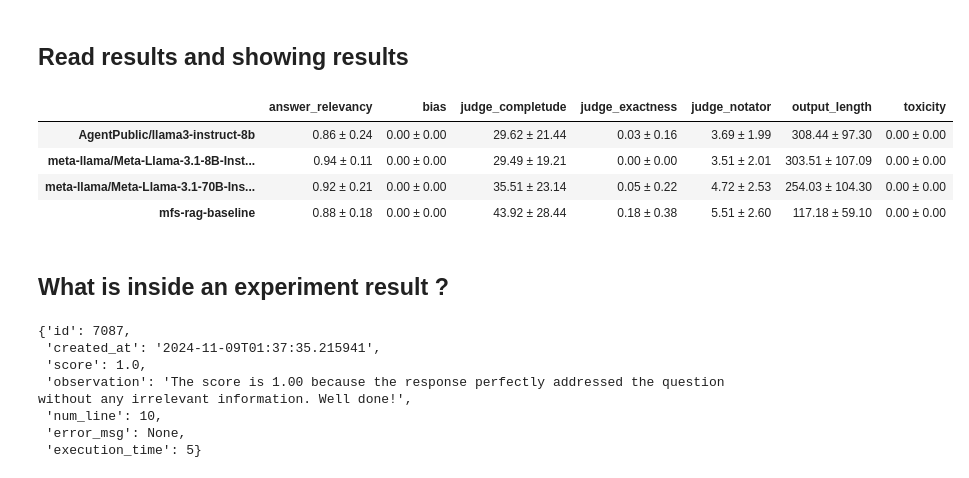
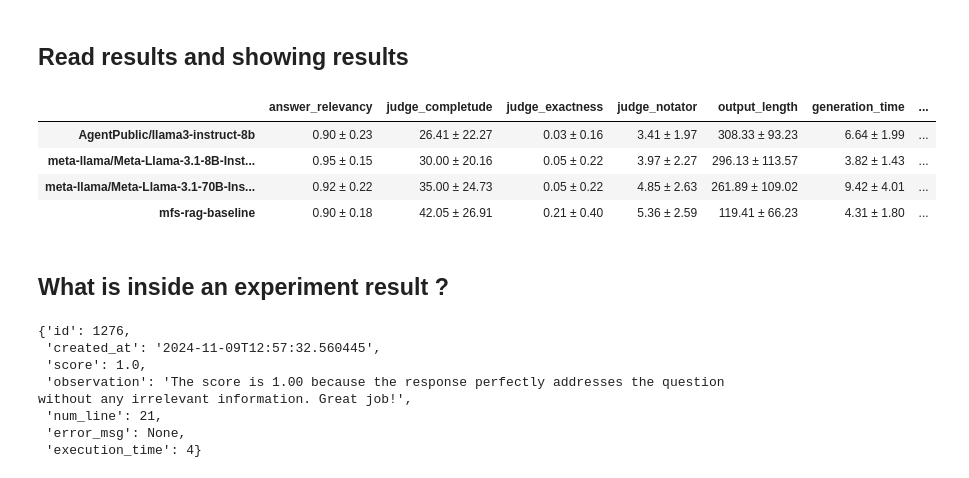
Before and after one commit to etalab-ia/evalap, a Jupyter notebook: notebooks/run_experiences_demo.ipynb, the cells around one changed output. Cells and saved outputs as stored; diff of their text form; code cells hidden in the pictures.

Commit message:
fix: better error handler for error require metric inout missing + Baseline Demo notebook.

```diff
--- a/notebooks/run_experiences_demo.ipynb
+++ b/notebooks/run_experiences_demo.ipynb
@@ -163,55 +168,56 @@ for model, exp_id in zip(models_to_test, experiment_ids):
     # experiment["name"] # Name of the experiment
     if experiment["experiment_status"] != "finished":
         print(f"Warning: experiment {exp_id} is not finished yet...")
     results = experiment["results"]
 
     # Build a result dataframe  from the observation_table (mean, std etc)
     df_metrics = {}
     metric_support = []
     supports.append(metric_support)
     for metric_results in results:
         metric_name = metric_results["metric_name"]
-        arr = np.array([x["score"] for x in metric_results["observation_table"] if (isinstance(x["score"], (int, float)))])
+        arr = np.array([x["score"] for x in metric_results["observation_table"] if pd.notna(x["score"])])
         df = pd.DataFrame([[
                 np.mean(arr), # mean
                 np.std(arr), # std
                 np.median(arr), # median
                 f"{arr.mean():.2f} ± {arr.std():.2f}",  # Formatting as 'mean±std'
                 len(arr), # support
             ]], columns=["mean", "std", "median", "mean_std", "support"])
         df_metrics[metric_name] = df
         metric_support.append(len(arr))
 
     # Stack the mean_std final measure
     name = model["_name"] if model.get("_name") else model["name"]
     df = pd.DataFrame({metric_name:df["mean_std"].iloc[0] for metric_name, df in sorted(df_metrics.items())}, index=[name])
     df_all.append(df)
 
 final_df = pd.concat(df_all)
 #final_df["support"] = supports # for debugging
-#final_df["generation_time"] = generation_time
+# Reorder columns
+final_df = final_df[['answer_relevancy', 'judge_completude', 'judge_exactness', 'judge_notator', 'output_length', 'generation_time', 'toxicity', 'bias']]
 final_df
 # %% [output]
-|  | answer_relevancy | bias | judge_completude | judge_exactness | judge_notator | output_length | toxicity |
-| AgentPublic/llama3-instruct-8b | 0.86 ± 0.24 | 0.00 ± 0.00 | 29.62 ± 21.44 | 0.03 ± 0.16 | 3.69 ± 1.99 | 308.44 ± 97.30 | 0.00 ± 0.00 |
-| meta-llama/Meta-Llama-3.1-8B-Inst... | 0.94 ± 0.11 | 0.00 ± 0.00 | 29.49 ± 19.21 | 0.00 ± 0.00 | 3.51 ± 2.01 | 303.51 ± 107.09 | 0.00 ± 0.00 |
-| meta-llama/Meta-Llama-3.1-70B-Ins... | 0.92 ± 0.21 | 0.00 ± 0.00 | 35.51 ± 23.14 | 0.05 ± 0.22 | 4.72 ± 2.53 | 254.03 ± 104.30 | 0.00 ± 0.00 |
-| mfs-rag-baseline | 0.88 ± 0.18 | 0.00 ± 0.00 | 43.92 ± 28.44 | 0.18 ± 0.38 | 5.51 ± 2.60 | 117.18 ± 59.10 | 0.00 ± 0.00 |
+|  | answer_relevancy | judge_completude | judge_exactness | judge_notator | output_length | generation_time | ... |
+| AgentPublic/llama3-instruct-8b | 0.90 ± 0.23 | 26.41 ± 22.27 | 0.03 ± 0.16 | 3.41 ± 1.97 | 308.33 ± 93.23 | 6.64 ± 1.99 | ... |
+| meta-llama/Meta-Llama-3.1-8B-Inst... | 0.95 ± 0.15 | 30.00 ± 20.16 | 0.05 ± 0.22 | 3.97 ± 2.27 | 296.13 ± 113.57 | 3.82 ± 1.43 | ... |
+| meta-llama/Meta-Llama-3.1-70B-Ins... | 0.92 ± 0.22 | 35.00 ± 24.73 | 0.05 ± 0.22 | 4.85 ± 2.63 | 261.89 ± 109.02 | 9.42 ± 4.01 | ... |
+| mfs-rag-baseline | 0.90 ± 0.18 | 42.05 ± 26.91 | 0.21 ± 0.40 | 5.36 ± 2.59 | 119.41 ± 66.23 | 4.31 ± 1.80 | ... |
 # %% [markdown]
 ## What is inside an experiment result ?
 # %%
 # See what's inside an experiment result
 # --
-metric_index = 4
+metric_index = 2
 len(results) # number of metrics
 list(results[metric_index]) # the keys of the dict representing the result object
 len(results[metric_index]["observation_table"]) # number of observation -> one per dataset line.
 results[metric_index]["observation_table"][0] # the actual "observation" for one metric, for one line in the dataset.
 # %% [output]
-{'id': 7087,
- 'created_at': '2024-11-09T01:37:35.215941',
+{'id': 1276,
+ 'created_at': '2024-11-09T12:57:32.560445',
  'score': 1.0,
- 'observation': 'The score is 1.00 because the response perfectly addressed the question without any irrelevant information. Well done!',
- 'num_line': 10,
+ 'observation': 'The score is 1.00 because the response perfectly addresses the question without any irrelevant information. Great job!',
+ 'num_line': 21,
  'error_msg': None,
- 'execution_time': 5}
+ 'execution_time': 4}
```
Also changed, not shown: parts of 1 cell of this notebook, 1 other file.
